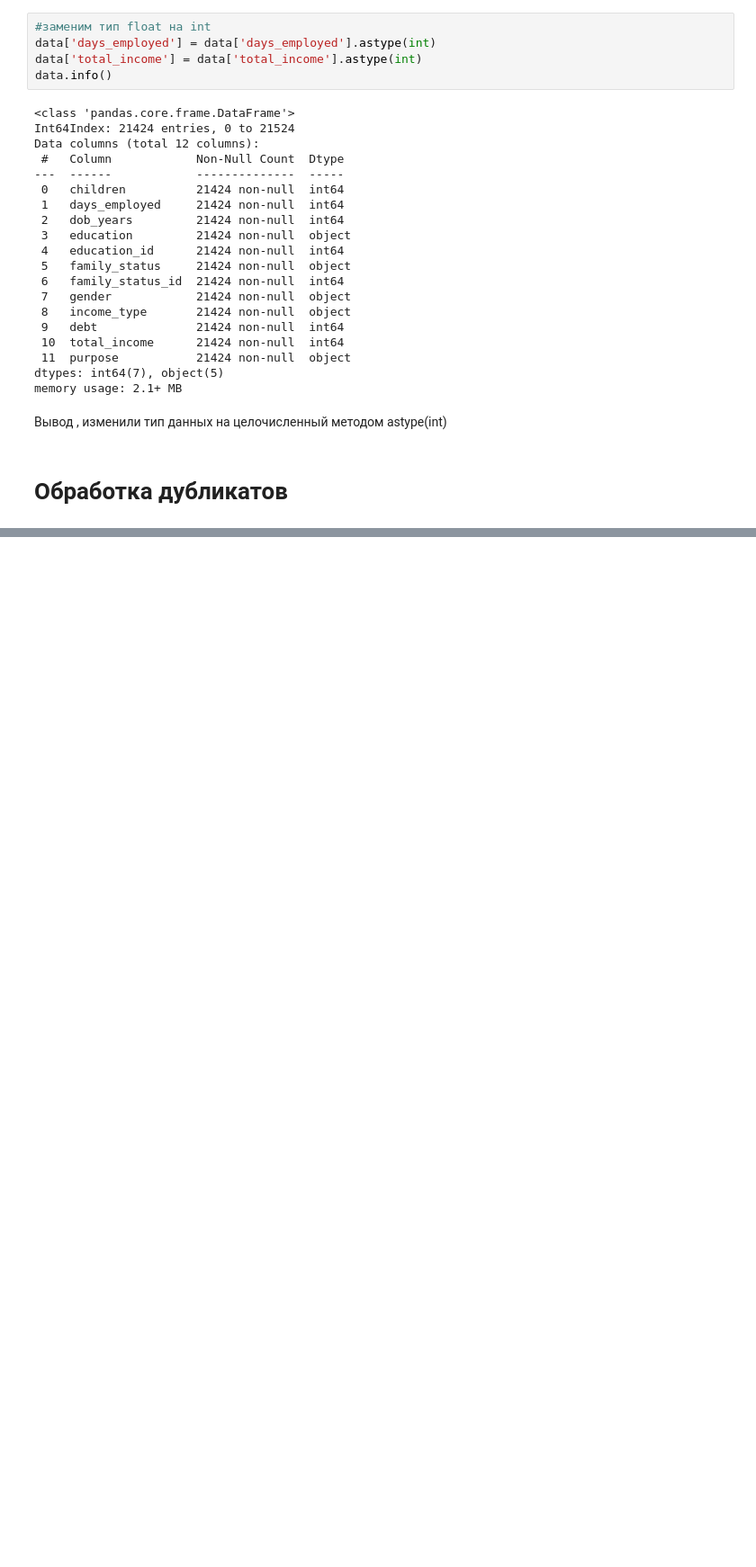
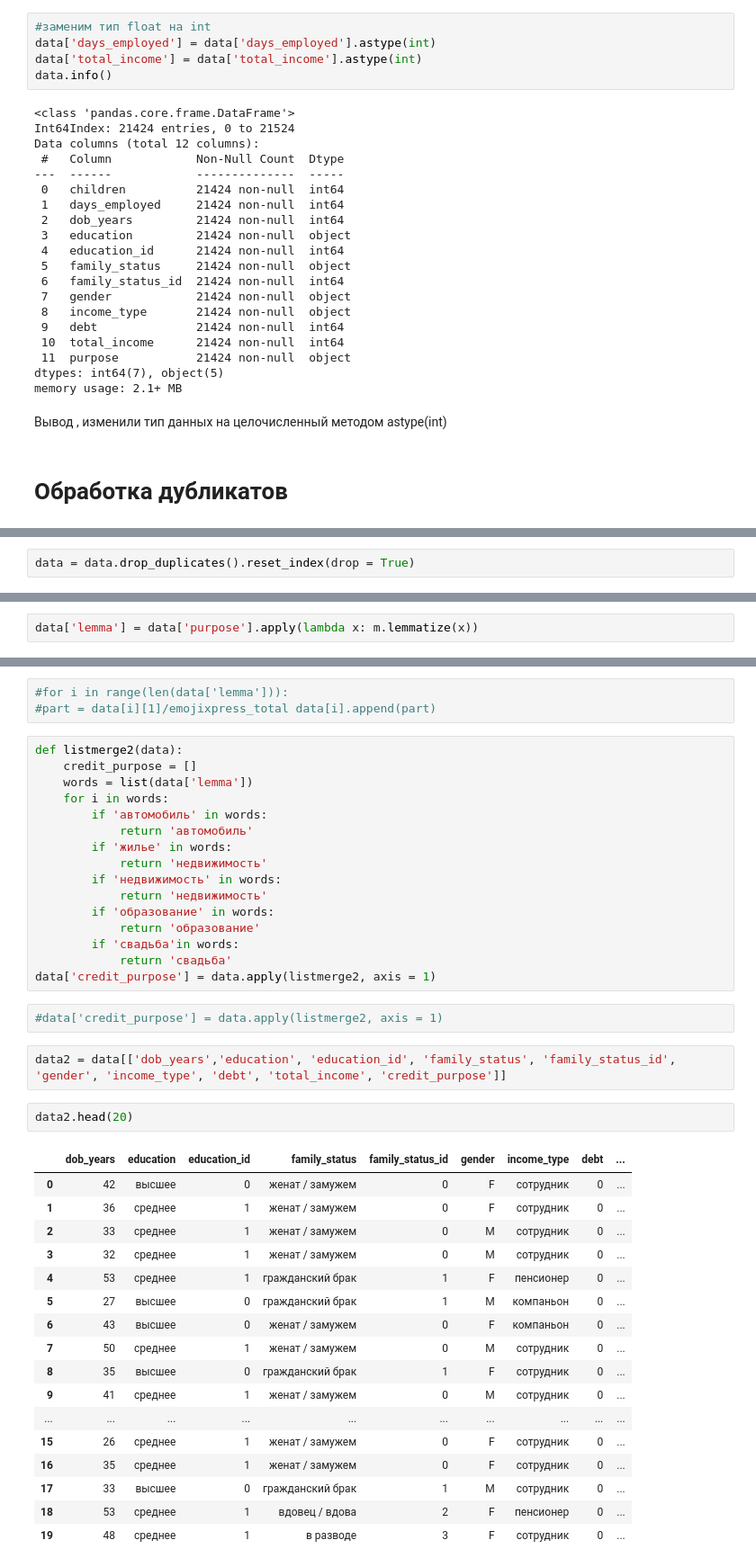
Before and after one commit to TinaMontana44/TM44, a Jupyter notebook: 1st/first.ipynb, the cells around one changed output, grey strips where cells are left out. Shown at 90% size. Saved outputs shown, nothing was run; the diff lists cells and outputs as text; blank space fills up the shorter version.

```diff
--- a/1st/first.ipynb
+++ b/1st/first.ipynb
@@ -360,0 +370,2 @@ memory usage: 2.1+ MB
+# %%
+data = data.drop_duplicates().reset_index(drop = True)
@@ -360,0 +410,2 @@ memory usage: 2.1+ MB
+# %%
+data['lemma'] = data['purpose'].apply(lambda x: m.lemmatize(x))
@@ -361 +451,44 @@ memory usage: 2.1+ MB
+# %%
+#for i in range(len(data['lemma'])):
+#part = data[i][1]/emojixpress_total data[i].append(part)
+# %%
+def listmerge2(data):
+    credit_purpose = []
+    words = list(data['lemma'])
+    for i in words:
+        if 'автомобиль' in words:
+            return 'автомобиль'
+        if 'жилье' in words:
+            return 'недвижимость'
+        if 'недвижимость' in words:
+            return 'недвижимость'
+        if 'образование' in words:
+            return 'образование'
+        if 'свадьба'in words:
+            return 'свадьба'
+data['credit_purpose'] = data.apply(listmerge2, axis = 1)
+# %%
+#data['credit_purpose'] = data.apply(listmerge2, axis = 1)
+# %%
+data2 = data[['dob_years','education', 'education_id', 'family_status', 'family_status_id', 'gender', 'income_type', 'debt', 'total_income', 'credit_purpose']]
+# %%
+data2.head(20)
+# %% [output]
+|  | dob_years | education | education_id | family_status | family_status_id | gender | income_type | debt | ... |
+| 0 | 42 | высшее | 0 | женат / замужем | 0 | F | сотрудник | 0 | ... |
+| 1 | 36 | среднее | 1 | женат / замужем | 0 | F | сотрудник | 0 | ... |
+| 2 | 33 | среднее | 1 | женат / замужем | 0 | M | сотрудник | 0 | ... |
+| 3 | 32 | среднее | 1 | женат / замужем | 0 | M | сотрудник | 0 | ... |
+| 4 | 53 | среднее | 1 | гражданский брак | 1 | F | пенсионер | 0 | ... |
+| 5 | 27 | высшее | 0 | гражданский брак | 1 | M | компаньон | 0 | ... |
+| 6 | 43 | высшее | 0 | женат / замужем | 0 | F | компаньон | 0 | ... |
+| 7 | 50 | среднее | 1 | женат / замужем | 0 | M | сотрудник | 0 | ... |
+| 8 | 35 | высшее | 0 | гражданский брак | 1 | F | сотрудник | 0 | ... |
+| 9 | 41 | среднее | 1 | женат / замужем | 0 | M | сотрудник | 0 | ... |
+| ... | ... | ... | ... | ... | ... | ... | ... | ... | ... |
+| 15 | 26 | среднее | 1 | женат / замужем | 0 | F | сотрудник | 0 | ... |
+| 16 | 35 | среднее | 1 | женат / замужем | 0 | F | сотрудник | 0 | ... |
+| 17 | 33 | высшее | 0 | гражданский брак | 1 | M | сотрудник | 0 | ... |
+| 18 | 53 | среднее | 1 | вдовец / вдова | 2 | F | пенсионер | 0 | ... |
+| 19 | 48 | среднее | 1 | в разводе | 3 | F | сотрудник | 0 | ... |
 # %%
```
Also changed, not shown: parts of 26 cells of this notebook.
